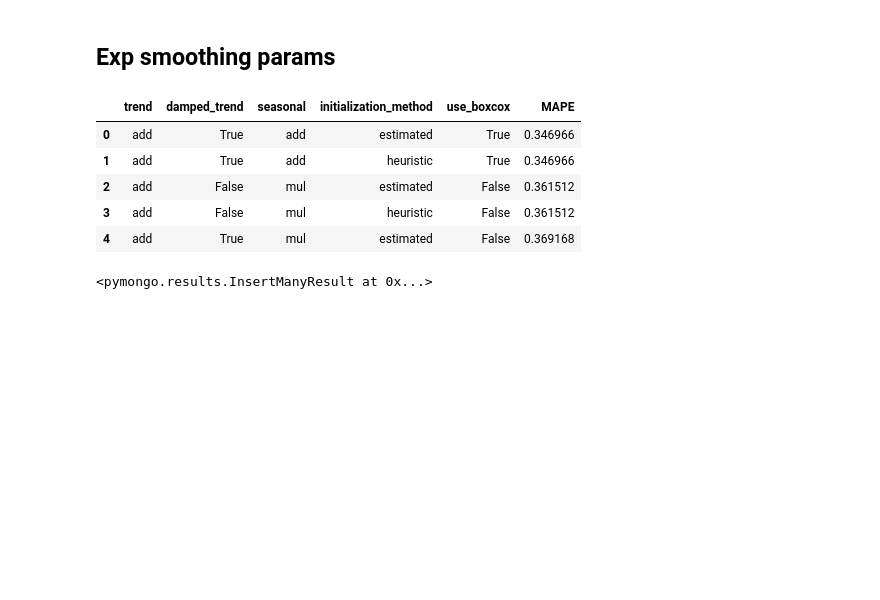
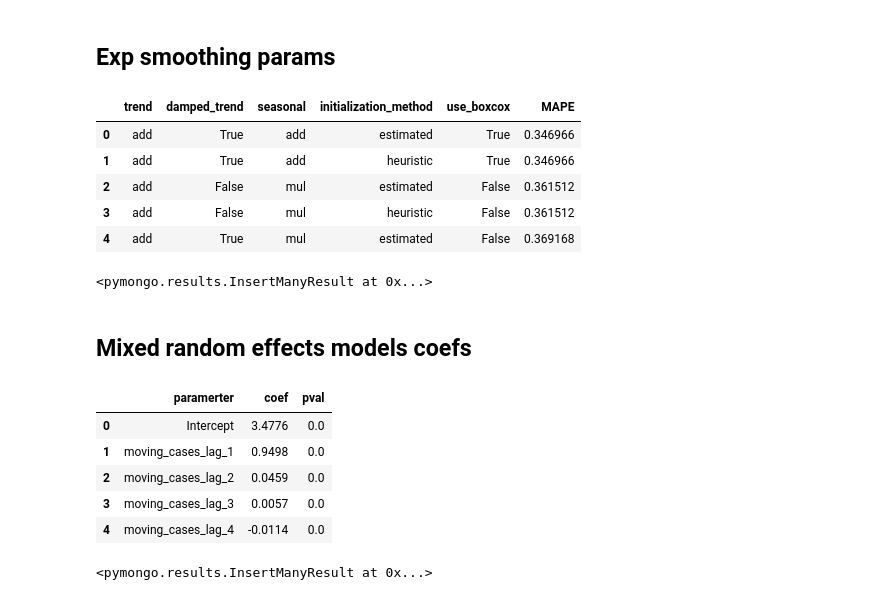
Before and after one commit to jcierocki/mda-project, a Jupyter notebook: notebooks/database_populating.ipynb, the cells around one changed output. Cells and saved outputs as stored; diff of their text form; code cells hidden in the pictures; blank space fills up the shorter version.

```diff
--- a/notebooks/database_populating.ipynb
+++ b/notebooks/database_populating.ipynb
@@ -274,3 +274,19 @@ df_exp_smoothing_best_params
 db["df_exp_smoothing_best_params"].insert_many(df_exp_smoothing_best_params.to_dict("records"))
 # %% [output]
 <pymongo.results.InsertManyResult at 0x...>
+# %% [markdown]
+## Mixed random effects models coefs
+# %%
+df_coefs = pd.read_csv("../data/mixed_reg_coef.csv").round(4).rename(columns={"Unnamed: 0": "paramerter"})
+df_coefs.head()
+# %% [output]
+|  | paramerter | coef | pval |
+| 0 | Intercept | 3.4776 | 0.0 |
+| 1 | moving_cases_lag_1 | 0.9498 | 0.0 |
+| 2 | moving_cases_lag_2 | 0.0459 | 0.0 |
+| 3 | moving_cases_lag_3 | 0.0057 | 0.0 |
+| 4 | moving_cases_lag_4 | -0.0114 | 0.0 |
+# %%
+db["mixed_random_effects_coefs"].insert_many(df_coefs.to_dict("records"))
+# %% [output]
+<pymongo.results.InsertManyResult at 0x...>
```
Also changed, not shown: 2 other files.
